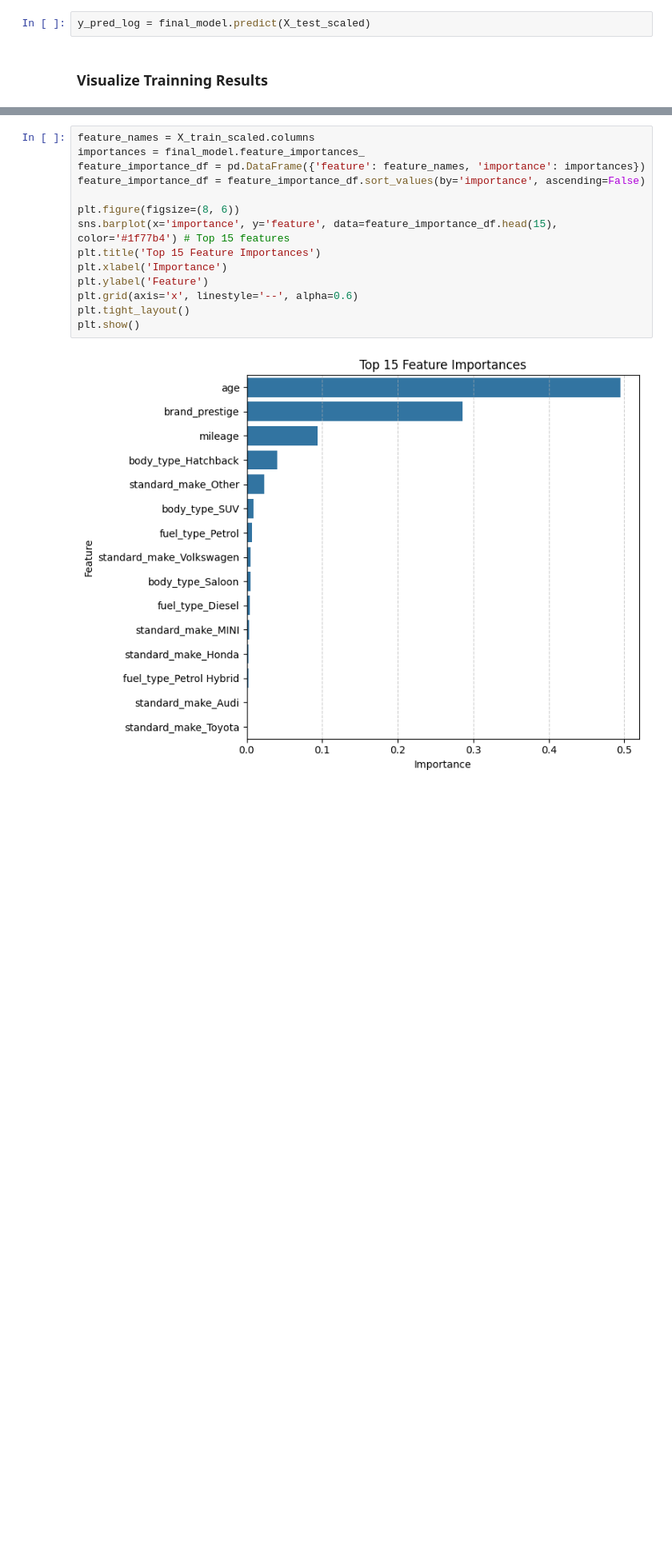
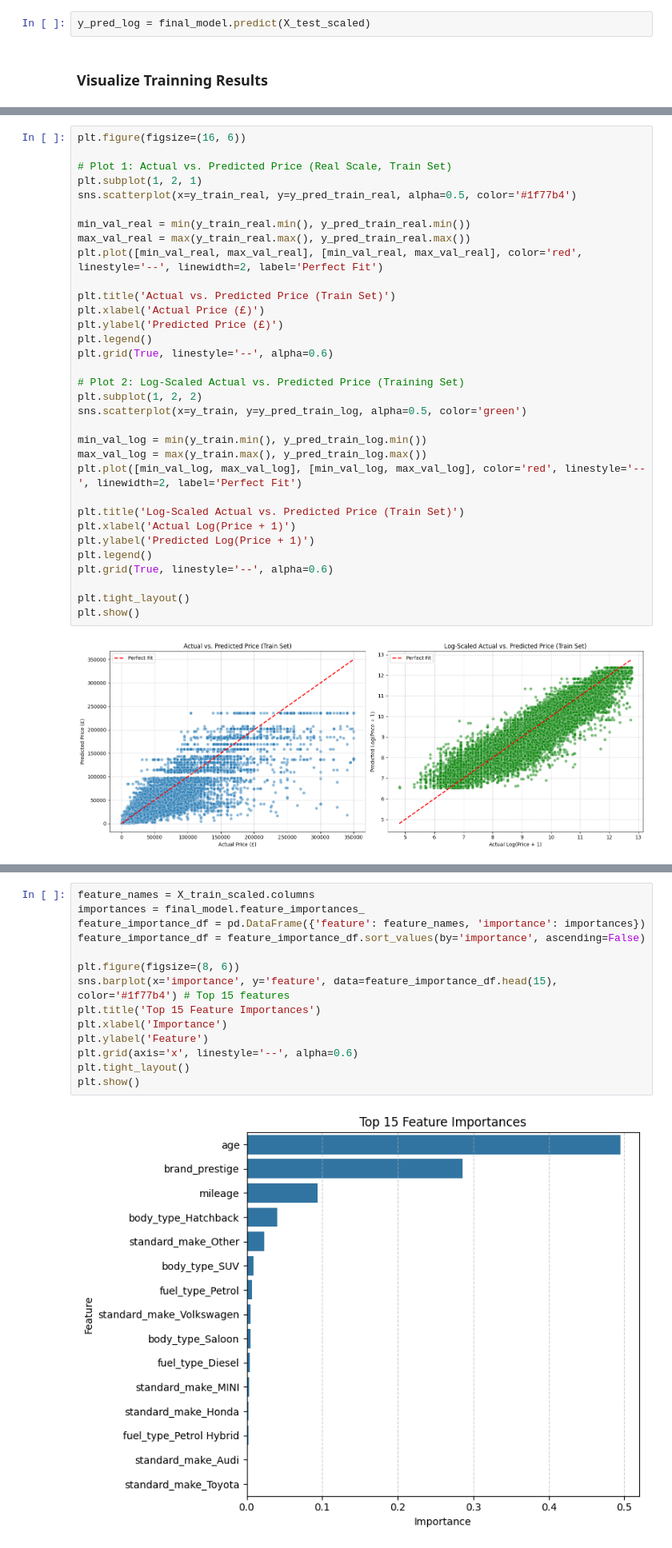
Before and after one commit to ian-shade/Autotrader-Cars-Price-Predictions-ML, a Jupyter notebook: ml_project.ipynb, the cells around one changed output, grey strips where cells are left out. Shown at 80% size. Saved outputs shown, nothing was run; the diff lists cells and outputs as text; blank space fills up the shorter version.

```diff
--- a/ml_project.ipynb
+++ b/ml_project.ipynb
@@ -667,0 +689,35 @@ MAE: £3354.55 (Average error per car in real prices)
+# %%
+plt.figure(figsize=(16, 6))
+
+# Plot 1: Actual vs. Predicted Price (Real Scale, Train Set)
+plt.subplot(1, 2, 1)
+sns.scatterplot(x=y_train_real, y=y_pred_train_real, alpha=0.5, color='#1f77b4')
+
+min_val_real = min(y_train_real.min(), y_pred_train_real.min())
+max_val_real = max(y_train_real.max(), y_pred_train_real.max())
+plt.plot([min_val_real, max_val_real], [min_val_real, max_val_real], color='red', linestyle='--', linewidth=2, label='Perfect Fit')
+
+plt.title('Actual vs. Predicted Price (Train Set)')
+plt.xlabel('Actual Price (£)')
+plt.ylabel('Predicted Price (£)')
+plt.legend()
+plt.grid(True, linestyle='--', alpha=0.6)
+
+# Plot 2: Log-Scaled Actual vs. Predicted Price (Training Set)
+plt.subplot(1, 2, 2)
+sns.scatterplot(x=y_train, y=y_pred_train_log, alpha=0.5, color='green')
+
+min_val_log = min(y_train.min(), y_pred_train_log.min())
+max_val_log = max(y_train.max(), y_pred_train_log.max())
+plt.plot([min_val_log, max_val_log], [min_val_log, max_val_log], color='red', linestyle='--', linewidth=2, label='Perfect Fit')
+
+plt.title('Log-Scaled Actual vs. Predicted Price (Train Set)')
+plt.xlabel('Actual Log(Price + 1)')
+plt.ylabel('Predicted Log(Price + 1)')
+plt.legend()
+plt.grid(True, linestyle='--', alpha=0.6)
+
+plt.tight_layout()
+plt.show()
+# %% [output]
+[figure, added]
```
Also changed, not shown: parts of 13 cells of this notebook.
